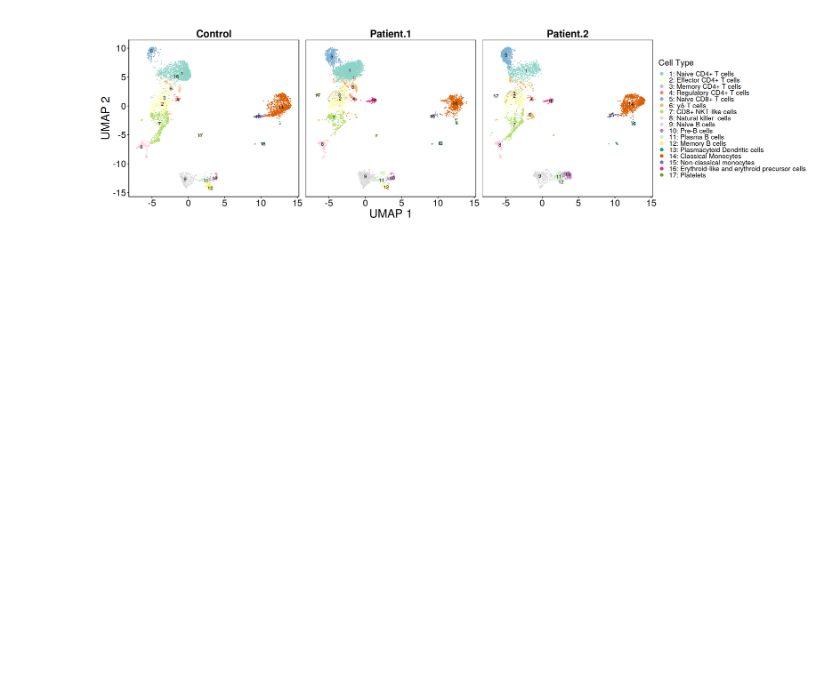
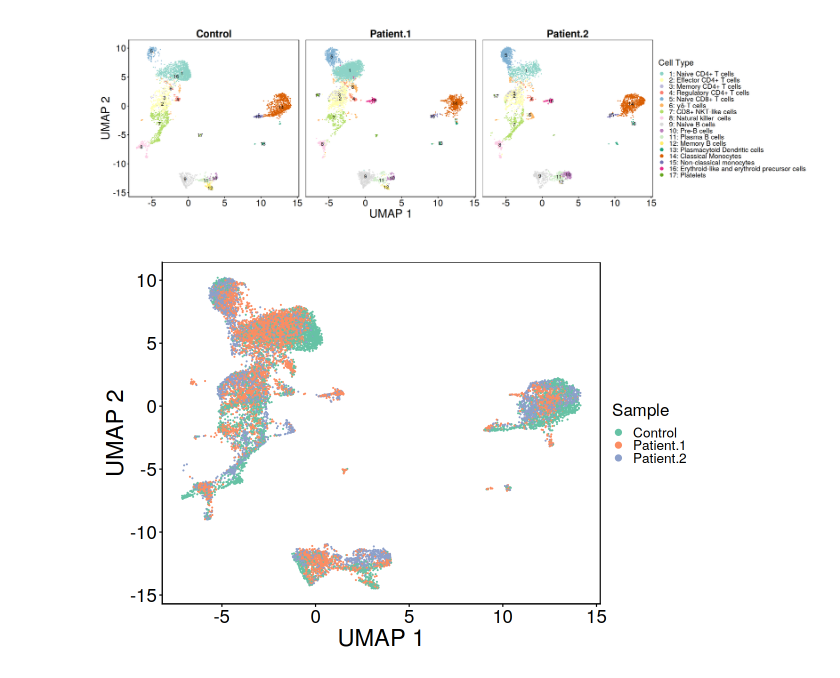
Before and after one commit to hmbaghdassarian/STAT4_v2, a Jupyter notebook: notebooks/02_process_data/02Cii_CellType_Annotation_round2.ipynb, the cells around one changed output. Saved outputs shown, nothing was run; the diff lists cells and outputs as text; code cells hidden in the pictures; blank space fills up the shorter version.

Commit message:
add batch effect UMAP visualization

```diff
--- a/notebooks/02_process_data/02Cii_CellType_Annotation_round2.ipynb
+++ b/notebooks/02_process_data/02Cii_CellType_Annotation_round2.ipynb
@@ -745,17 +745,17 @@ theme = theme(panel.background = element_blank(), panel.border = element_rect(co
          legend.title=element_text(size=20), axis.text.x = element_text(size = 22),
              axis.text.y = element_text(size = 22))
 
-g6<-DimPlot(pbmc.integrated, reduction = 'umap',
+g6<-DimPlot(pbmc.integrated, reduction = 'umap', #shuffle = T, seed = 888,
             group.by = 'Cell.Type.UMAP', label = T)+
     xlab('UMAP 1')+ylab('UMAP 2')+
     scale_color_manual(values = colors,
                        labels = paste0(unname(umap_labs), ': ', names(umap_labs))) +
     labs(color='Cell Type')+theme + ggtitle(element_blank())
-suppressWarnings({
-    for (ext in c('.svg', '.png', '.pdf')){ggsave(paste0(data_path, 'figures/processing/',
-                                                         'UMAP_all_final', ext), g6,
-                                                 height = h_, width = w_)}
-})
+# suppressWarnings({
+#     for (ext in c('.svg', '.png', '.pdf')){ggsave(paste0(data_path, 'figures/processing/',
+#                                                          'UMAP_all_final', ext), g6,
+#                                                  height = h_, width = w_)}
+# })
 
 
 g6
@@ -792,3 +792,30 @@ suppressWarnings({
 g7
 # %% [output]
 [figure]
+# %%
+h_ = 7
+w_ = 10
+options(repr.plot.height=h_, repr.plot.width=w_)
+
+colors = c(brewer.pal(n=3, "Set2"))
+theme = theme(panel.background = element_blank(), panel.border = element_rect(colour = 'black', fill = 'NA'),
+         text = element_text(size=28), panel.spacing = unit(1.15, "lines"),
+          axis.title=element_text(size=28), legend.text=element_text(size=16),
+         legend.title=element_text(size=20), axis.text.x = element_text(size = 22),
+             axis.text.y = element_text(size = 22))
+
+g8<-DimPlot(pbmc.integrated, reduction = 'umap', shuffle = T, seed = 888,
+            group.by = 'orig.ident', label = F)+
+    xlab('UMAP 1')+ylab('UMAP 2')+
+    scale_color_manual(values = colors)  +
+    labs(color='Sample')+theme + ggtitle(element_blank())
+suppressWarnings({
+    for (ext in c('.svg', '.png', '.pdf')){ggsave(paste0(data_path, 'figures/processing/',
+                                                         'UMAP_batch', ext), g6,
+                                                 height = h_, width = w_)}
+})
+
+
+g8
+# %% [output]
+[figure, added]
```
